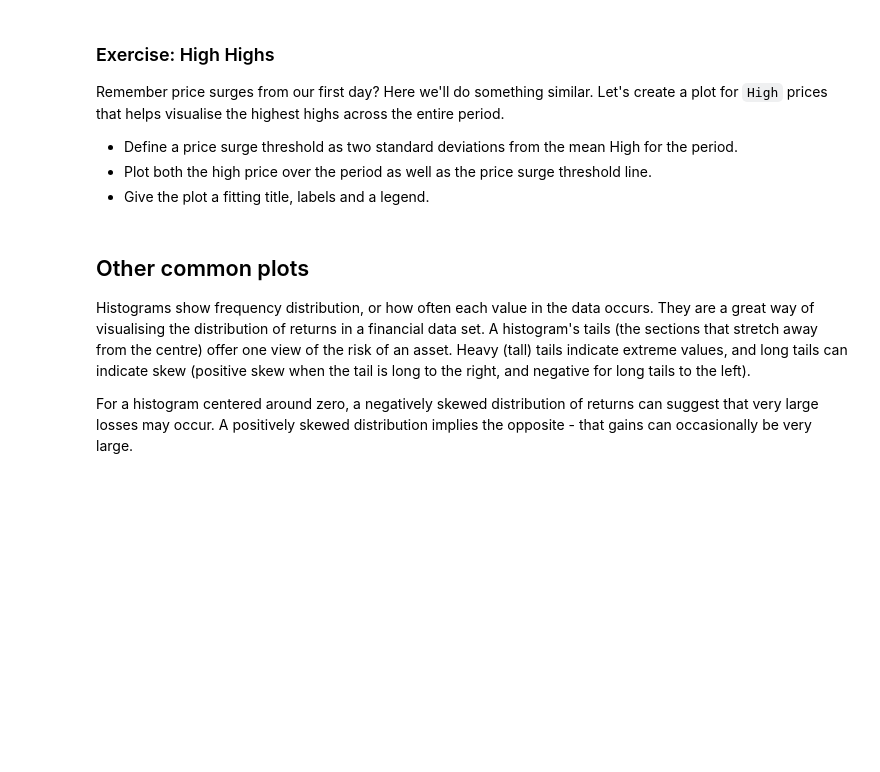
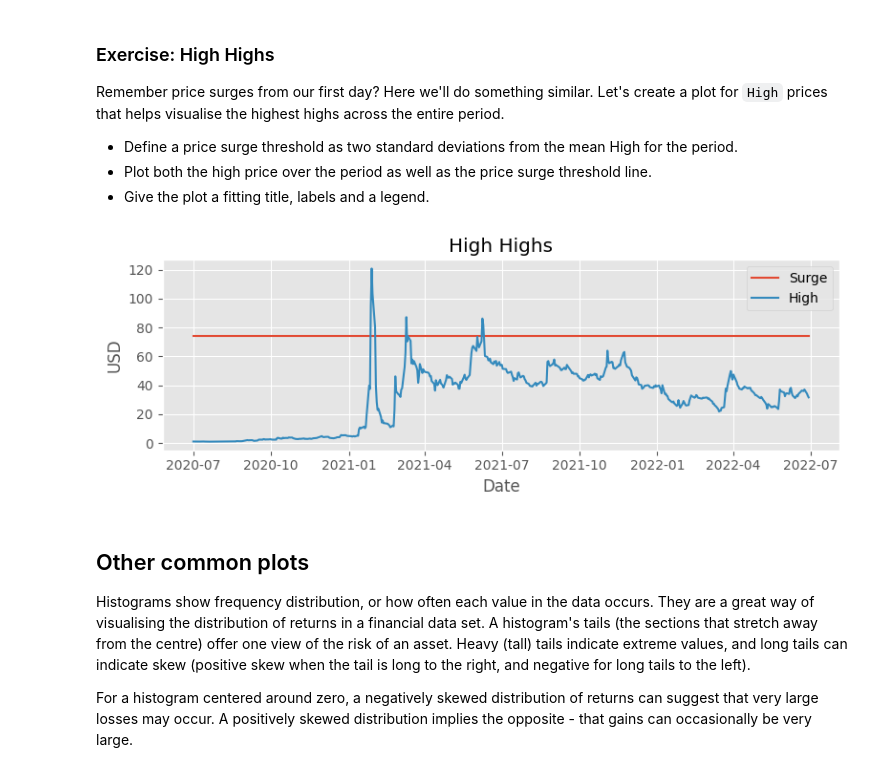
Before and after one commit to Imperial-Business-School/python-for-finance-poonnnt, a Jupyter notebook: 05. Visualisation.ipynb, the cells around one changed output. Drawn from its saved outputs; the diff is of its cells as text; code cells hidden in the pictures; blank space fills up the shorter version.

```diff
--- a/05. Visualisation.ipynb
+++ b/05. Visualisation.ipynb
@@ -89,3 +87,16 @@ Remember price surges from our first day? Here we'll do something similar. Let's
+# %%
+df["Threshold"] = df.High.mean() + 2 * df.High.std()
+
+plt.figure(figsize=(8,3))
+plt.title("High Highs")
+plt.xlabel("Date")
+plt.ylabel("USD")
+plt.plot(df.Threshold, label="Surge")
+plt.plot(df.High, label="High")
+plt.legend()
+plt.tight_layout()
+# %% [output]
+[figure, added]
 # %% [markdown]
 ## Other common plots
 
```
Also changed, not shown: parts of 2 cells of this notebook, 3 other files.
